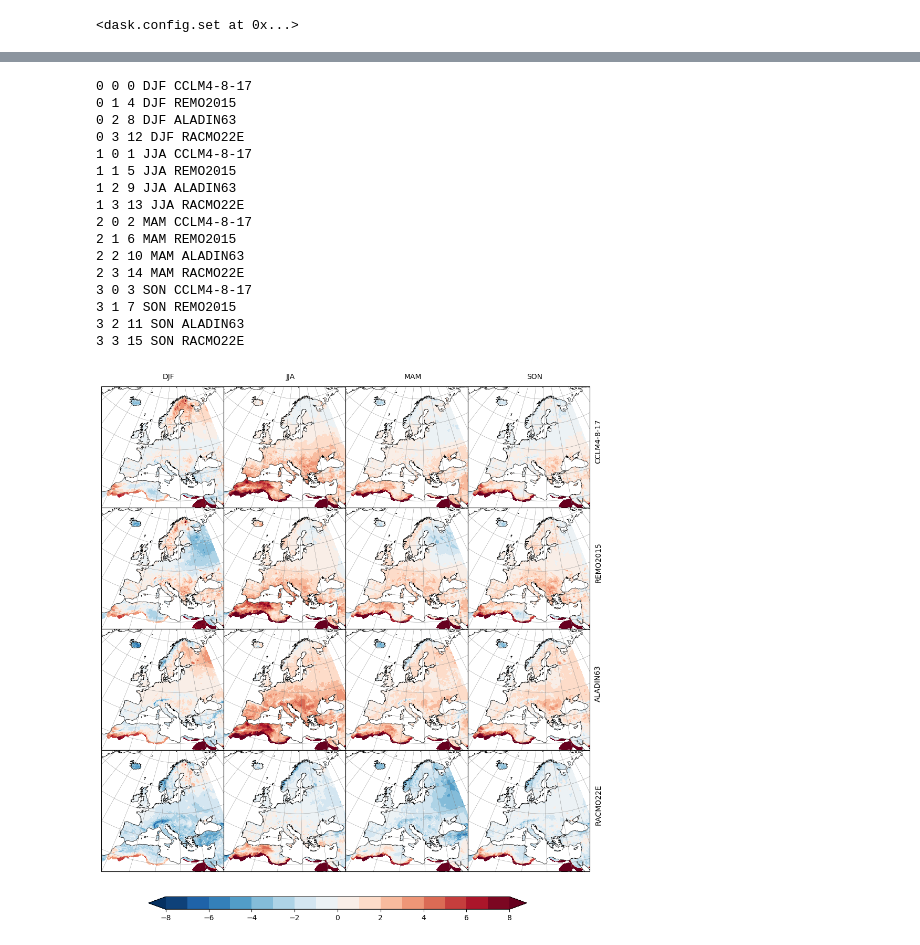
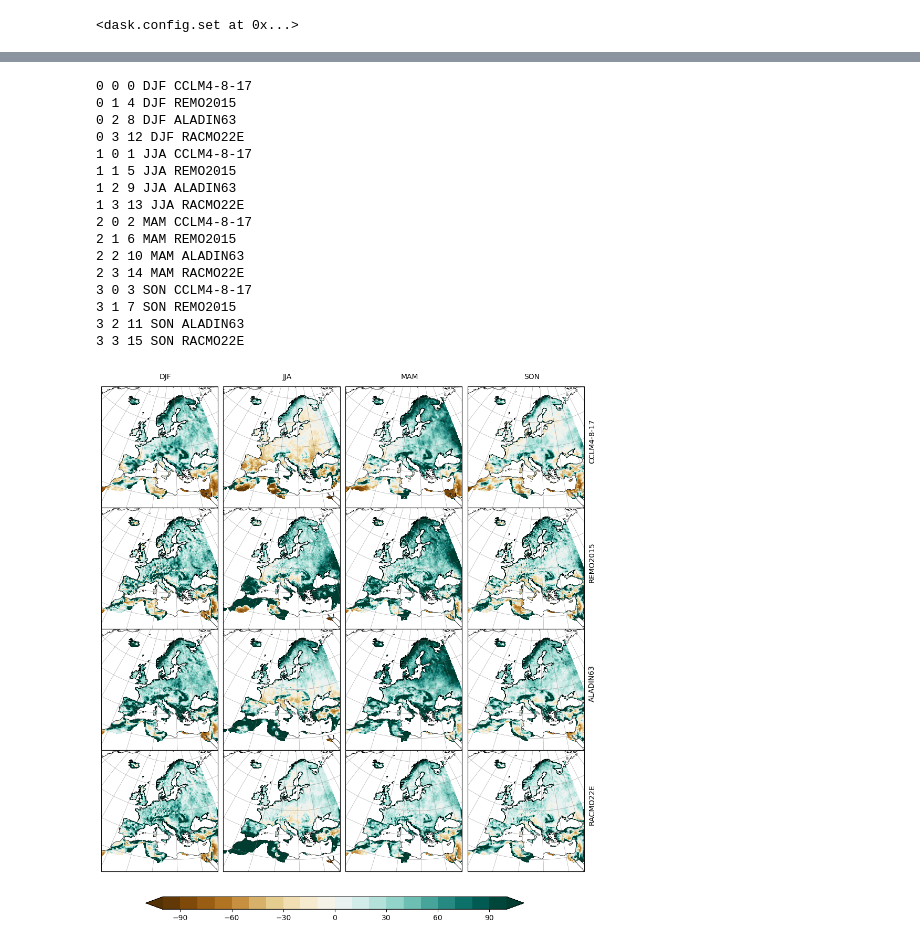
Before and after one commit to larsbuntemeyer/joint-evaluation, a Jupyter notebook: eval-book/eobs.ipynb, the cells around one changed output, grey strips where cells are left out. Saved outputs shown, nothing was run; the diff lists cells and outputs as text; code cells hidden in the pictures.

```diff
--- a/eval-book/eobs.ipynb
+++ b/eval-book/eobs.ipynb
@@ -282,0 +306,3 @@ def seasonal_mean(da):
+# %%
+rotated_grid = create_cordex_grid(domain, mip_era=mip_era)
+dsets = regrid_dsets(dsets, rotated_grid, method=regridding)
@@ -283,8 +327,13 @@ def seasonal_mean(da):
+# %%
+eobs = load_eobs(add_mask=False, to_cf=False, variable = variable)
+# unmapped_to_nan, see https://github.com/pangeo-data/xESMF/issues/56
+regridder = xe.Regridder(eobs, rotated_grid, method=regridding, unmapped_to_nan=True)
+eobs_on_rotated = regridder(eobs)
 # %%
 %%time
 
 period = slice("1981", "2000")
-eobs_seasmean = seasonal_mean(eobs_on_rotated.tg.sel(time=period)).compute()
+eobs_seasmean = seasonal_mean(eobs_on_rotated[eobs_mapping[variable]].sel(time=period)).compute()
 # %% [output]
 This may cause some slowdown.
 Consider loading the data with Dask directly
@@ -301,16 +350,21 @@ eobs_seasmean.plot(col="season", col_wrap=2)
 # %%
-variable = "tas"
-
 #diffs = {
 #    dset_id: seasonal_mean(ds[[variable]].sel(time=period)).compute()
 #    - (eobs_seasmean + 273.15)
 #    for dset_id, ds in dsets.items()
 #}
 
-diffs = {
-    dset_id: seasonal_mean(ds[[variable]].sel(time=period)).compute() - (eobs_seasmean + 273.15)
-    for dset_id, ds in dsets.items() if 'tas' in ds.variables
-}
+if variable == 'tas':
+    diffs = {
+        dset_id: seasonal_mean(ds[[variable]].sel(time=period)).compute() - (eobs_seasmean + 273.15)
+        for dset_id, ds in dsets.items() if variable in ds.variables
+    }
+elif variable == 'pr':
+    diffs = {
+        dset_id: 100*(seasonal_mean(ds[[variable]].sel(time=period)).compute()*86400 - (eobs_seasmean))/(eobs_seasmean)
+        for dset_id, ds in dsets.items() if variable in ds.variables
+    }
+
 
 seasonal_bias = xr.concat(
     list(diffs.values()),
@@ -329,8 +383,7 @@ import numpy as np
 from cartopy import crs as ccrs
 from cartopy.mpl.ticker import LatitudeFormatter, LongitudeFormatter
 
-ds = seasonal_bias.sel(dset_id = ["CCLM4-8-17", "REMO2015", "ALADIN63", "RACMO22E"])
-#ds = seasonal_bias.sel(dset_id = ["ICON-CLM-202407-1-1", "REMO2020", "HCLIM43-ALADIN", "RACMO23E"])
+ds = seasonal_bias.sel(dset_id = models)
 
 
 nrows = ds.dset_id.size
@@ -339,7 +392,7 @@ ncols = ds.season.size
 aspect = ds.cf.dims["Y"] / ds.cf.dims["X"]
 
 # ds = diffs.where(~diffs.isnull(), drop=True)
-tas = ds.tas
+tas = ds.pr
 # pole = ds.cf["grid_mapping"]
 # transform = ccrs.RotatedPole(
 #    pole_latitude=pole.grid_north_pole_latitude,
@@ -371,7 +424,7 @@ for i, season in enumerate(ds.season.values):
         pos = i + j * ncols
         print(i, j, pos, season, dset_id)
         # Select the week 1 forecast from the specified model
-        data = ds.tas.isel(season=i, dset_id=j)
+        data = ds.pr.isel(season=i, dset_id=j)
 
         # Add the cyclic point
         # data,lons=add_cyclic_point(data,coord=ds['lon'])
@@ -383,11 +436,11 @@ for i, season in enumerate(ds.season.values):
             data,
             transform=transform,
             # Define the levels for contourf
-            levels=np.arange(-8, 9, 1),
+            levels=levels,
             # cmap="coolwarm",
             extend="both",
             # vmin=-8, vmax=8,
-            cmap="RdBu_r",
+            cmap=cmap,
         )
 
         # if i == 3:
@@ -457,32 +510,32 @@ for i, season in enumerate(ds.season.values):
 # fig.subplots_adjust(bottom=0.1, top=0.9, left=0.1, right=0.9, wspace=0.08, hspace=0.08)
 
 # Add a colorbar axis at the bottom of the graph
 cbar_ax = fig.add_axes([0.2, 0.05, 0.6, 0.02])
 
 # Draw the colorbar
 cbar = fig.colorbar(cs, cax=cbar_ax, orientation="horizontal")
 
 plt.subplots_adjust(wspace=0, hspace=0)
 
 
 # Add a big title at the top
 # plt.suptitle('SubX Week 1 2m Temperature Anomalies ($^\circ$C): Apr 16, 2020 Initialized Forecasts')
-#plt.savefig('CMIP6_eobs.pdf', bbox_inches='tight', transparent=True, pad_inches=0)
+plt.savefig(f"{mip_era}_eobs_{variable}.pdf", bbox_inches='tight', transparent=True, pad_inches=0)
 # %% [output]
 0 0 0 DJF CCLM4-8-17
 0 1 4 DJF REMO2015
 0 2 8 DJF ALADIN63
 0 3 12 DJF RACMO22E
 1 0 1 JJA CCLM4-8-17
 1 1 5 JJA REMO2015
 1 2 9 JJA ALADIN63
 1 3 13 JJA RACMO22E
 2 0 2 MAM CCLM4-8-17
 2 1 6 MAM REMO2015
 2 2 10 MAM ALADIN63
 2 3 14 MAM RACMO22E
 3 0 3 SON CCLM4-8-17
 3 1 7 SON REMO2015
 3 2 11 SON ALADIN63
 3 3 15 SON RACMO22E
-[figure, old version]
+[figure, new version]
```
Also changed, not shown: parts of 12 cells of this notebook.
